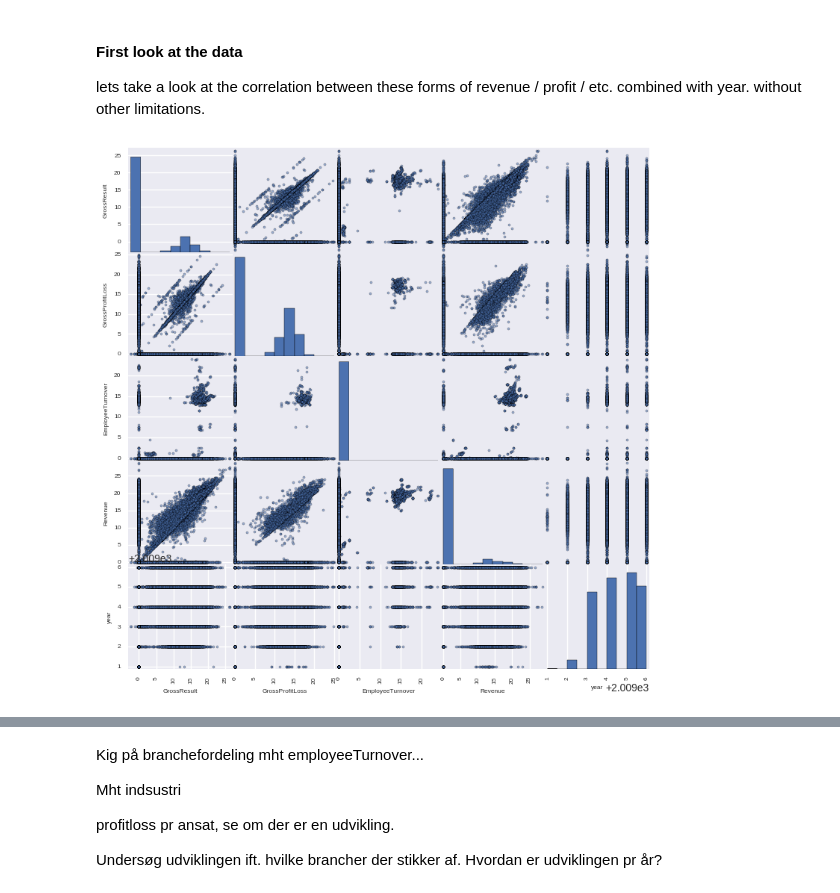
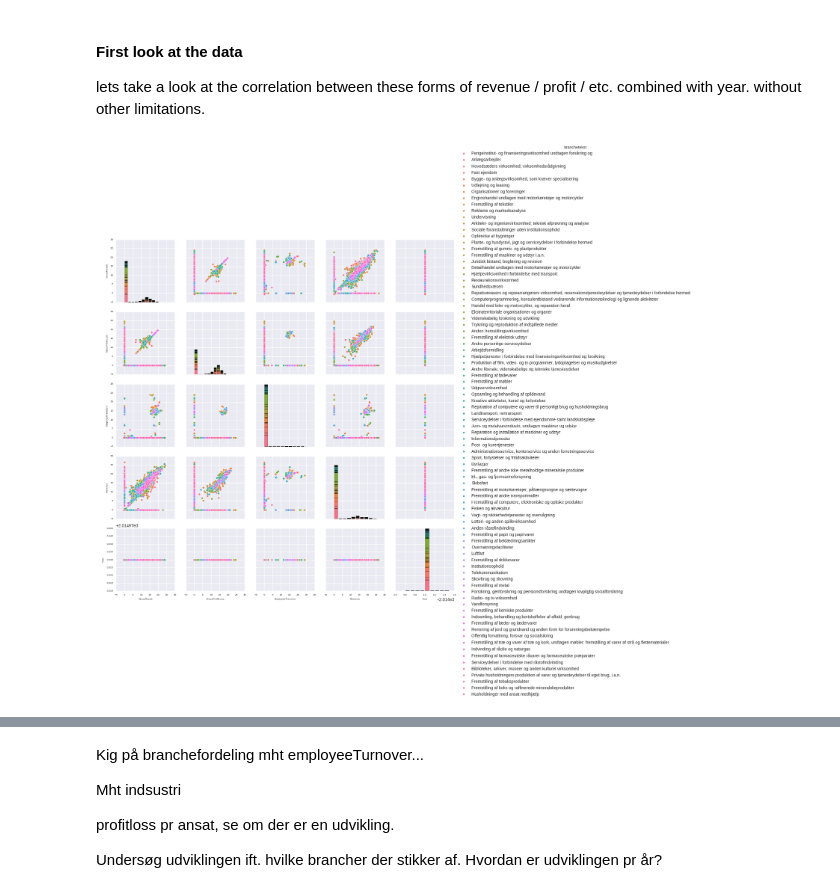
Before and after one commit to mssalvador/notebooks, a Jupyter notebook: notebooks/vaekst/VækstSprint.ipynb, the cells around one changed output, grey strips where cells are left out. Drawn from its saved outputs; the diff is of its cells as text; code cells hidden in the pictures.

```diff
--- a/notebooks/vaekst/VækstSprint.ipynb
+++ b/notebooks/vaekst/VækstSprint.ipynb
@@ -34,7 +35,7 @@ virkDf = (sqlContext
           .parquet(cvrData)
           .select("cvrNummer",F.explode("hovedbranche").alias("branche"))
           .select("cvrNummer","branche.branchekode","branche.periode.gyldigFra","branche.periode.gyldigTil","branche.branchetekst")
-          .filter(F.year(F.col("gyldigFra")) > 2008 )
+          #.filter(F.year(F.col("gyldigFra")) > 2008 )
           .withColumn("maxDate",F.unix_timestamp(F.col("gyldigFra"),"yyyy-MM-dd"))
           .withColumn("realBranche",F.max(F.col("maxDate")).over(brancheWindow))
           .filter(F.col("maxDate") == F.col("realBranche"))
@@ -49,4 +50,5 @@ virkDf.show(20,False)
 virkDf.printSchema()
 #print(virkDf.select("branche").dtypes)
 #virkDf.()
+virkDf.select("branchekode").distinct().count()
 # %% [output]
@@ -288,21 +355,15 @@ We also take out outliers in years.
 # %% [markdown]
 #### First look at the data
 lets take a look at the correlation between these forms of revenue / profit / etc. combined with year. without other limitations.
-# %%
-
-removeSmallAmountcols = ["GrossProfitLossFromDiscontinuedOperations","RevenueFromDiscontinuedOperations"]
-includedCols = [F.log1p(f).alias(f) for f in mappedCols if f not in removeSmallAmountcols]+[F.year("Start").alias("year")]
-
-
-
-filteredOutliersDf = (noConsolidatedDf
-                      .select([i for i in noConsolidatedDf.columns if i not in removeSmallAmountcols])
-                      .filter((F.year("Start") >= 2010) & (F.year("Start") < 2016))
-                      .na # values that aren't there are pr. default set to 0
-                      .fill(0.0,subset=[x for x in mappedCols if x not in removeSmallAmountcols])
-                     )
-filteredOutliersDfYear = partitionPerYear(filteredOutliersDf, 2015)
-
-showCorrelationMatrix(filteredOutliersDfYear.select(includedCols).toPandas())
-# %% [output]
-[figure, removed]
+# %%
+#filteredOutliersDf.show()
+
+filteredOutliersDfYear = partitionPerYear(filteredOutliersDf, 2015)
+scols = ["GrossResult","GrossProfitLoss","EmployeeTurnover","Revenue"]
+nonNumericCols = [F.year("Start").alias("Year"),"branchetekst"]
+allTogetherCols = [F.log1p(f).alias(f) for f in scols]+nonNumericCols
+
+
+showCorrelationMatrix(filteredOutliersDfYear.select(allTogetherCols).toPandas(),"branchetekst")
+# %% [output]
+[figure, added]
```
Also changed, not shown: parts of 40 cells of this notebook, 2 other files.
